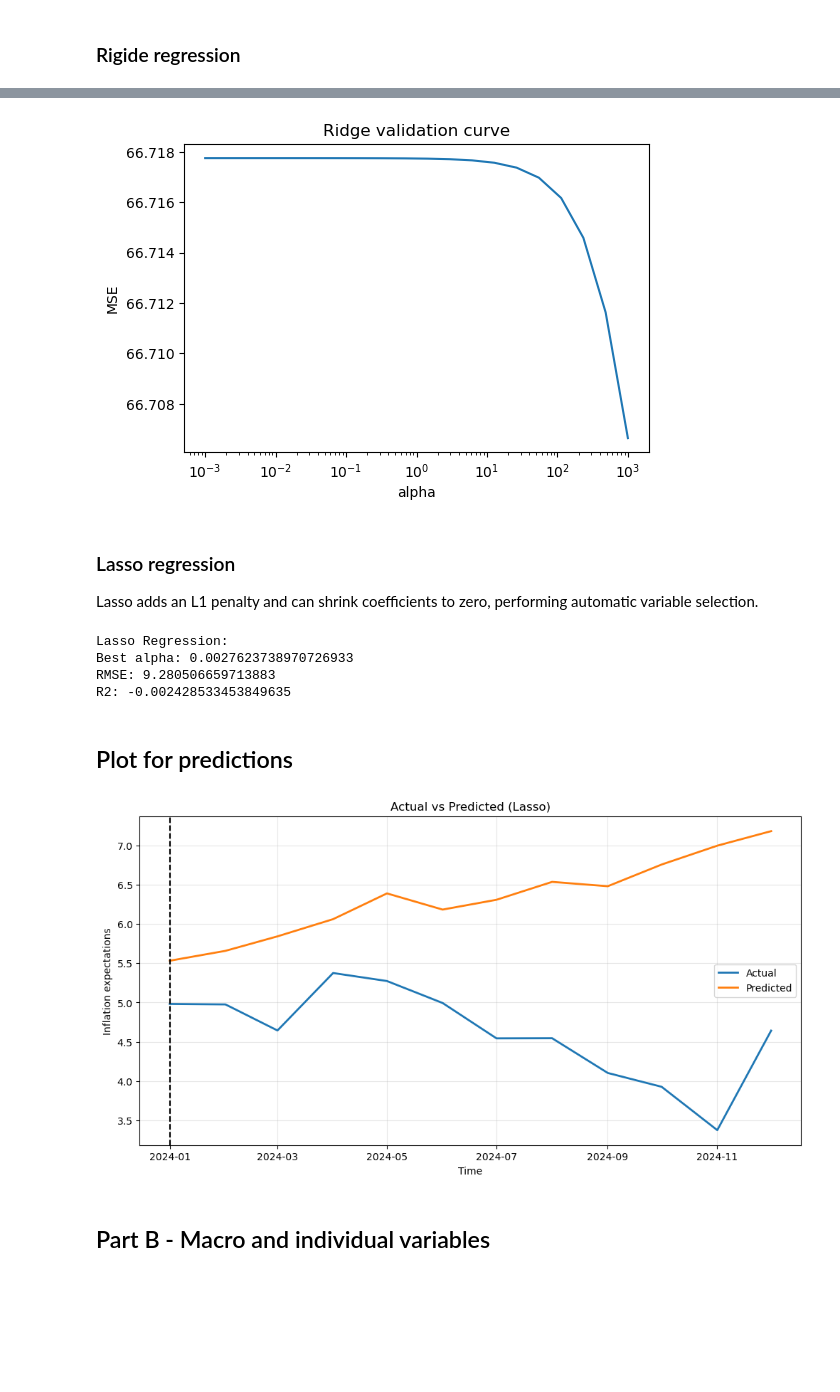
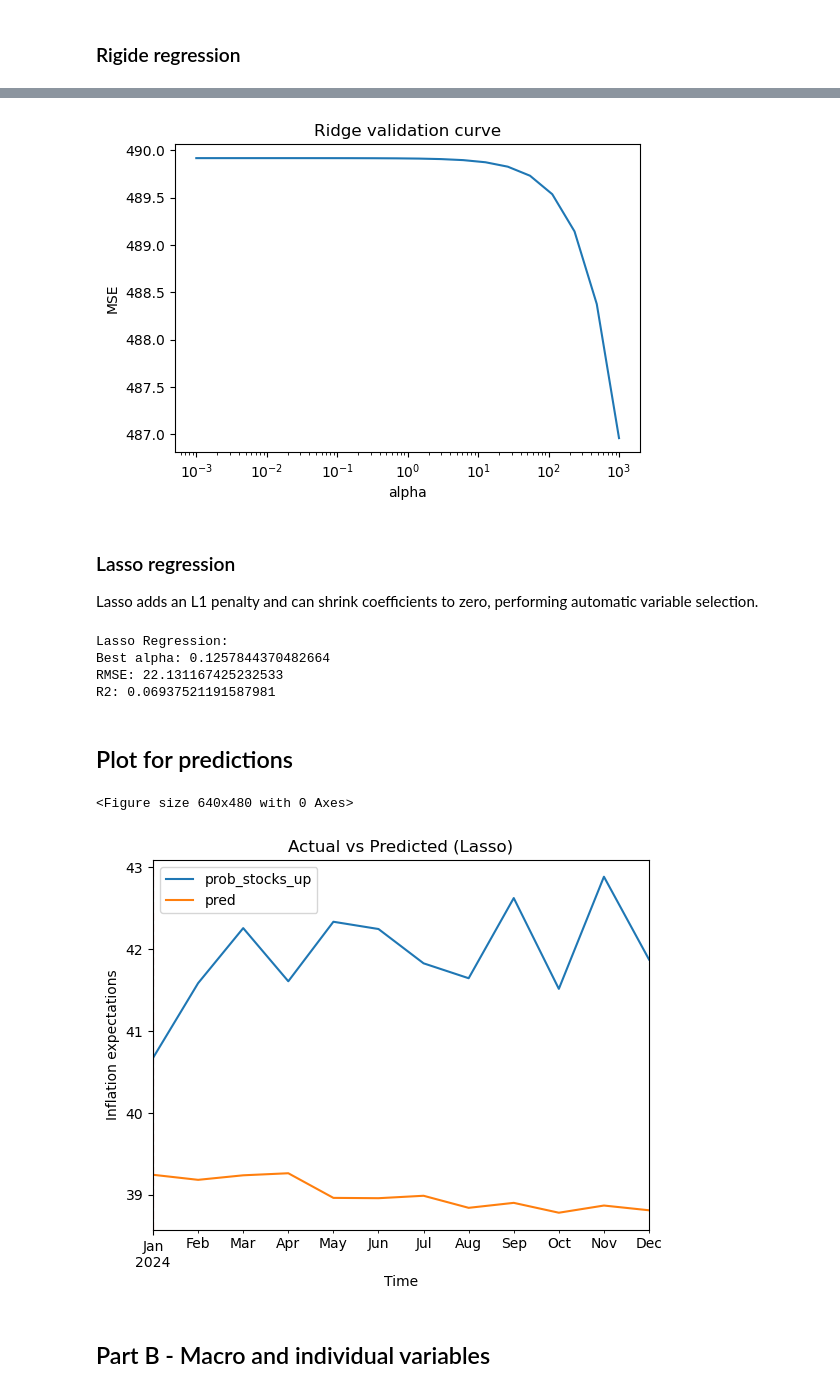
Before and after one commit to Minaslunde/FIE463-assignment2, a Jupyter notebook: data (1)/solution.ipynb, the cells around one changed output, grey strips where cells are left out. Cells and saved outputs as stored; diff of their text form; code cells hidden in the pictures; blank space fills up the shorter version.

```diff
--- a/data (1)/solution.ipynb
+++ b/data (1)/solution.ipynb
@@ -528,7 +531,7 @@ Test observations: 224042
 ## 2. Define varaibles
 # %%
 # target variable
-y_var = "infl_1y"
+y_var = "prob_stocks_up"
 
 # macro features
 X_macro = ["sp500_lag", "oil_lag", "cpi_lag", "unrate_lag", "fedfunds_lag", "mortgage_lag"]
@@ -660,8 +677,5 @@ plt.show()
 # %%
 # validation curve for ridge
-from sklearn.linear_model import Ridge
-from sklearn.model_selection import validation_curve
-
 alphas = np.logspace(-3, 3, 20)
 
 train_scores, val_scores = validation_curve(
@@ -682,7 +696,7 @@ plt.ylabel("MSE")
 plt.title("Ridge validation curve")
 plt.show()
 # %% [output]
-[figure, old version]
+[figure, new version]
 # %% [markdown]
 ### Lasso regression
 
@@ -704,6 +718,6 @@ print("RMSE:", np.sqrt(mean_squared_error(y_test, y_pred_lasso)))
 print("R2:", r2_score(y_test, y_pred_lasso))
 # %% [output]
 Lasso Regression:
-Best alpha: 0.0027623738970726933
-RMSE: 9.280506659713883
-R2: -0.002428533453849635
+Best alpha: 0.1257844370482664
+RMSE: 22.131167425232533
+R2: 0.06937521191587981
@@ -712,27 +735,20 @@ R2: -0.002428533453849635
 # %%
 # predictions
 test["pred"] = y_pred_lasso
 
+df_plot = test.groupby("year_month")[[y_var, "pred"]].mean()
 
-df_plot.index = df_plot.index.to_timestamp()
-
-plt.figure(figsize=(12,6))
-
-plt.plot(df_plot.index, df_plot[y_var], label="Actual", linewidth=2)
-plt.plot(df_plot.index, df_plot["pred"], label="Predicted", linewidth=2)
-
-plt.axvline(x=pd.Timestamp("2024-01-01"), linestyle="--", color="black")
-
+plt.figure()
+df_plot.plot()
+plt.axvline(x="2024-01", color="red", linestyle="--")
 plt.title("Actual vs Predicted (Lasso)")
 plt.xlabel("Time")
 plt.ylabel("Inflation expectations")
-
 plt.legend()
-plt.grid(alpha=0.3)
-
 plt.show()
 # %% [output]
+<Figure size 640x480 with 0 Axes>
-[figure, old version]
+[figure, new version]
 # %% [markdown]
 ## Part B - Macro and individual variables
 # %%
```
Also changed, not shown: parts of 34 cells of this notebook.
